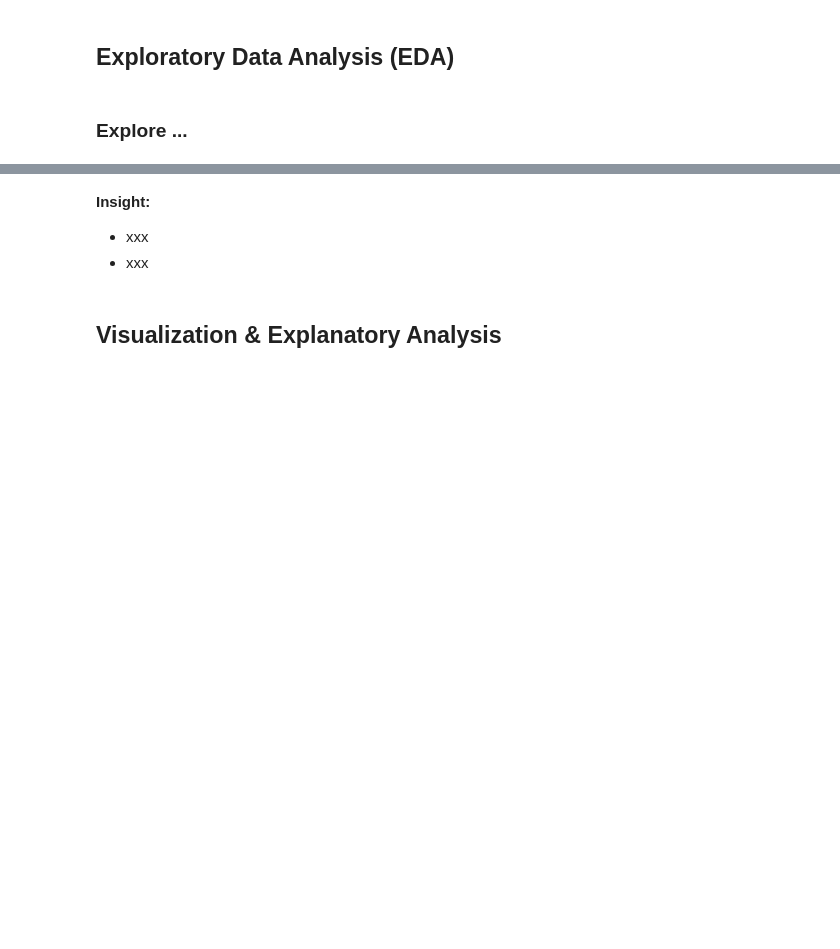
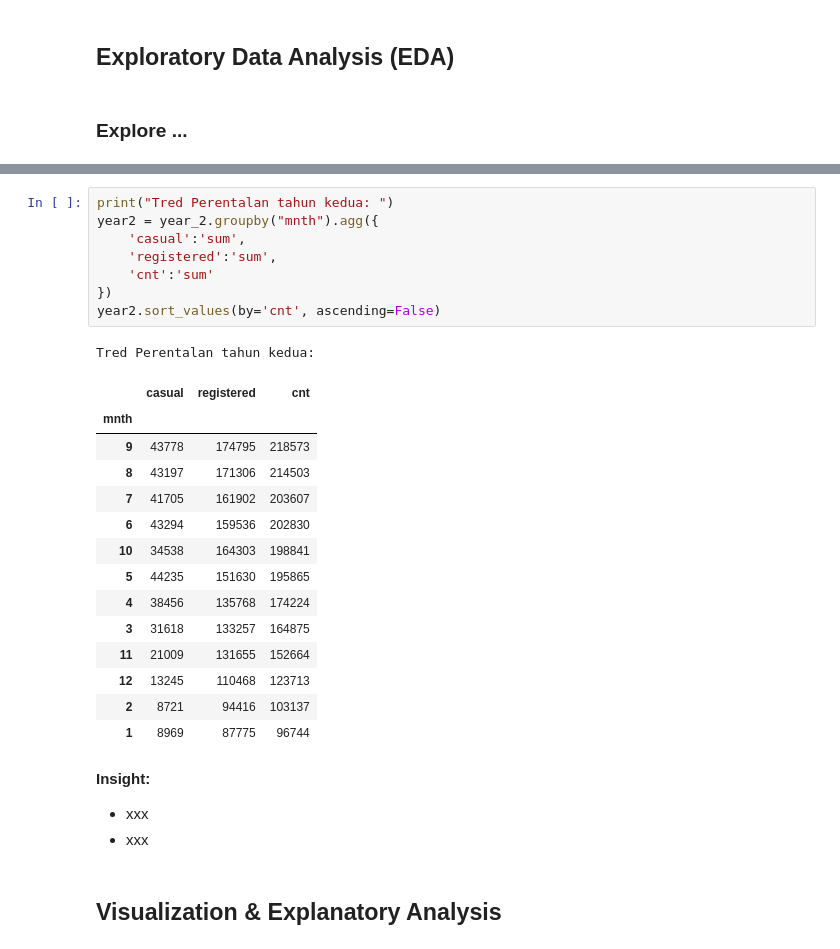
Before and after one commit to mayanggumelarr/PROYEK-ANALISIS-DATA, a Jupyter notebook: Proyek_Analisis_Data.ipynb, the cells around one changed output, grey strips where cells are left out. Cells and saved outputs as stored; diff of their text form; blank space fills up the shorter version.

```diff
--- a/Proyek_Analisis_Data.ipynb
+++ b/Proyek_Analisis_Data.ipynb
@@ -183,3 +234,27 @@ hour_data.to_csv('hour_clean.csv')
+# %%
+print("Tred Perentalan tahun kedua: ")
+year2 = year_2.groupby("mnth").agg({
+    'casual':'sum',
+    'registered':'sum',
+    'cnt':'sum'
+})
+year2.sort_values(by='cnt', ascending=False)
+# %% [output]
+Tred Perentalan tahun kedua:
+|  | casual | registered | cnt |
+| mnth |  |  |  |
+| 9 | 43778 | 174795 | 218573 |
+| 8 | 43197 | 171306 | 214503 |
+| 7 | 41705 | 161902 | 203607 |
+| 6 | 43294 | 159536 | 202830 |
+| 10 | 34538 | 164303 | 198841 |
+| 5 | 44235 | 151630 | 195865 |
+| 4 | 38456 | 135768 | 174224 |
+| 3 | 31618 | 133257 | 164875 |
+| 11 | 21009 | 131655 | 152664 |
+| 12 | 13245 | 110468 | 123713 |
+| 2 | 8721 | 94416 | 103137 |
+| 1 | 8969 | 87775 | 96744 |
 # %% [markdown]
 **Insight:**
 - xxx
```
Also changed, not shown: parts of 4 cells of this notebook, 1 other file.
